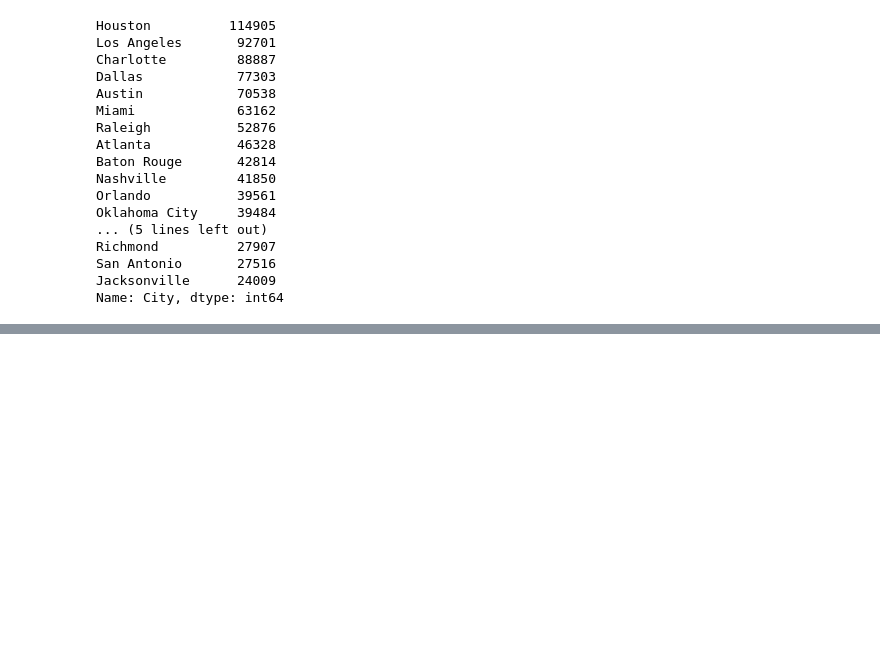
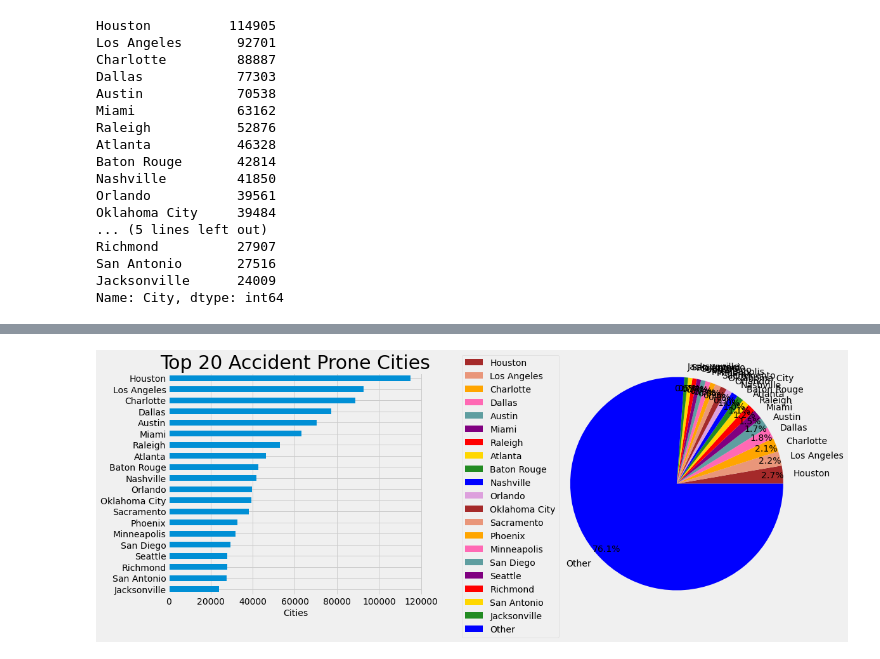
Before and after one commit to maegop/Exploratory-Data-Analysis-for-US-Accidents, a Jupyter notebook: EDA_US_Accidents.ipynb, the cells around one changed output, grey strips where cells are left out. Saved outputs shown, nothing was run; the diff lists cells and outputs as text; code cells hidden in the pictures; blank space fills up the shorter version.

```diff
--- a/EDA_US_Accidents.ipynb
+++ b/EDA_US_Accidents.ipynb
@@ -216,0 +238,24 @@ cities_by_accident[:20].plot(kind='barh')
+# %%
+fig,ax=plt.subplots(1,2,figsize=(16,6))
+
+#Bar Plotting
+df.City.value_counts().sort_values(ascending=False)[:20].sort_values().plot(kind='barh',ax=ax[0])
+ax[0].set_title("Top 20 Accident Prone Cities",size=30)
+ax[0].set_xlabel('Cities',size=14)
+
+# Pie Chart Plotting
+count=df['City'].value_counts()
+groups=list(df['City'].value_counts().index)[:20]
+counts=list(count[:20])
+counts.append(count.agg(sum)-count[:20].agg('sum'))
+groups.append('Other')
+type_dict=pd.DataFrame({"group":groups,"counts":counts})
+clr1=('brown','darksalmon','orange','hotpink','cadetblue','purple','red','gold','forestgreen','blue','plum')
+qx = type_dict.plot(kind='pie', y='counts', labels=groups,colors=clr1,autopct='%1.1f%%', pctdistance=0.9, radius=1.2,ax=ax[1])
+plt.legend(loc=0, bbox_to_anchor=(-0.01,1.1))
+plt.subplots_adjust(wspace =0.5, hspace =0)
+plt.ioff()
+plt.ylabel('')
+pass
+# %% [output]
+[figure, added]
```
Also changed, not shown: parts of 21 cells of this notebook.
